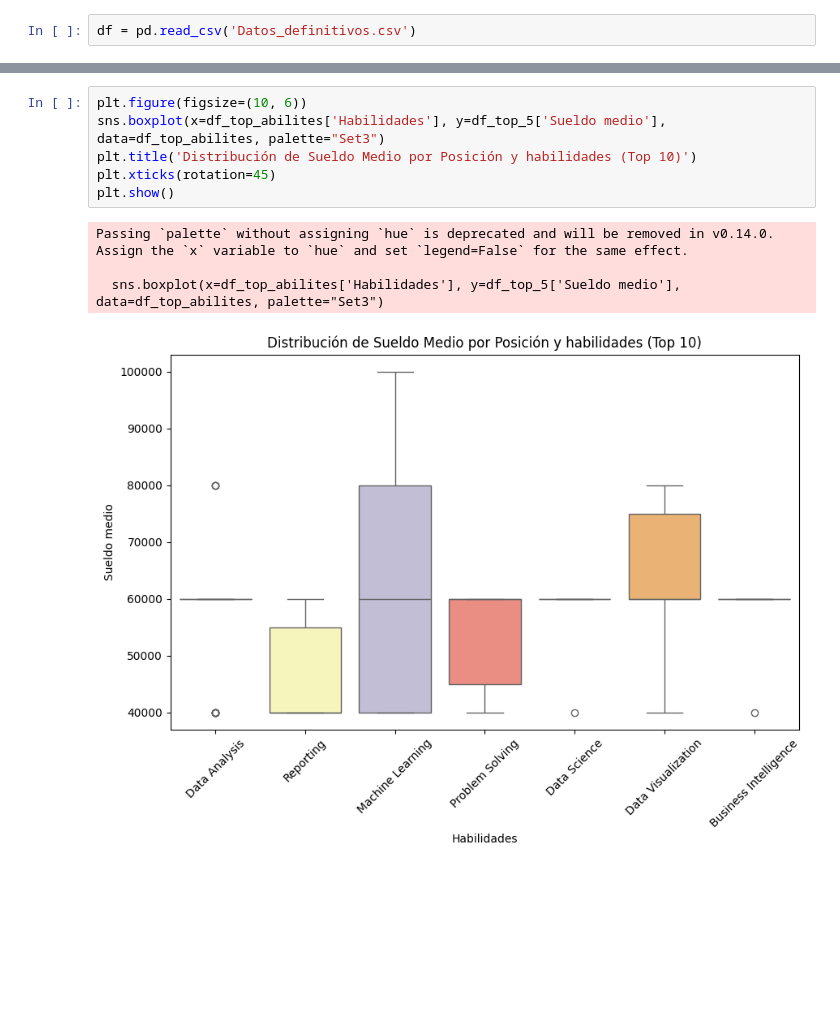
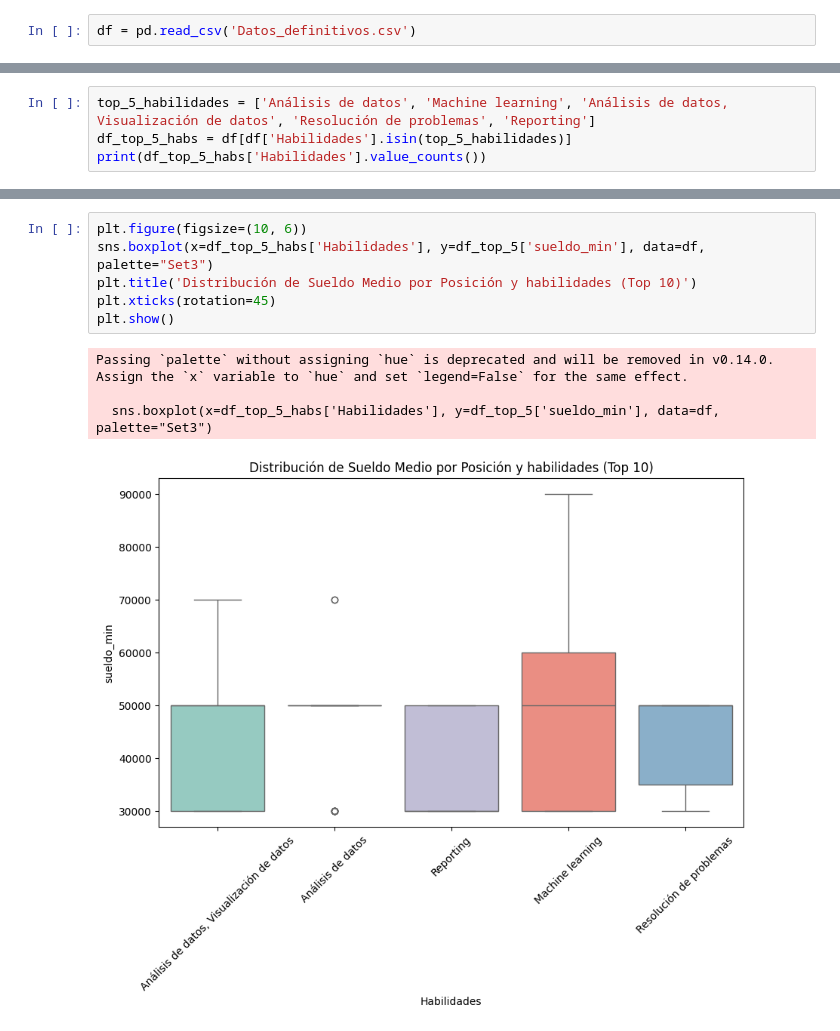
Before and after one commit to PabloContreras45/Proyecto-empleo, a Jupyter notebook: empleo_analisis.ipynb, the cells around one changed output, grey strips where cells are left out. Cells and saved outputs as stored; diff of their text form; blank space fills up the shorter version.

```diff
--- a/empleo_analisis.ipynb
+++ b/empleo_analisis.ipynb
@@ -182,0 +214,4 @@ Name: count, dtype: int64
+# %%
+top_5_habilidades = ['Análisis de datos', 'Machine learning', 'Análisis de datos, Visualización de datos', 'Resolución de problemas', 'Reporting']
+df_top_5_habs = df[df['Habilidades'].isin(top_5_habilidades)]
+print(df_top_5_habs['Habilidades'].value_counts())
@@ -183,11 +226,11 @@ Name: count, dtype: int64
 # %%
 plt.figure(figsize=(10, 6))
-sns.boxplot(x=df_top_abilites['Habilidades'], y=df_top_5['Sueldo medio'], data=df_top_abilites, palette="Set3")
+sns.boxplot(x=df_top_5_habs['Habilidades'], y=df_top_5['sueldo_min'], data=df, palette="Set3")
 plt.title('Distribución de Sueldo Medio por Posición y habilidades (Top 10)')
 plt.xticks(rotation=45)
 plt.show()
 # %% [output]
 Passing `palette` without assigning `hue` is deprecated and will be removed in v0.14.0. Assign the `x` variable to `hue` and set `legend=False` for the same effect.
 
-  sns.boxplot(x=df_top_abilites['Habilidades'], y=df_top_5['Sueldo medio'], data=df_top_abilites, palette="Set3")
+  sns.boxplot(x=df_top_5_habs['Habilidades'], y=df_top_5['sueldo_min'], data=df, palette="Set3")
-[figure, old version]
+[figure, new version]
```
Also changed, not shown: parts of 20 cells of this notebook, 1 other file.
